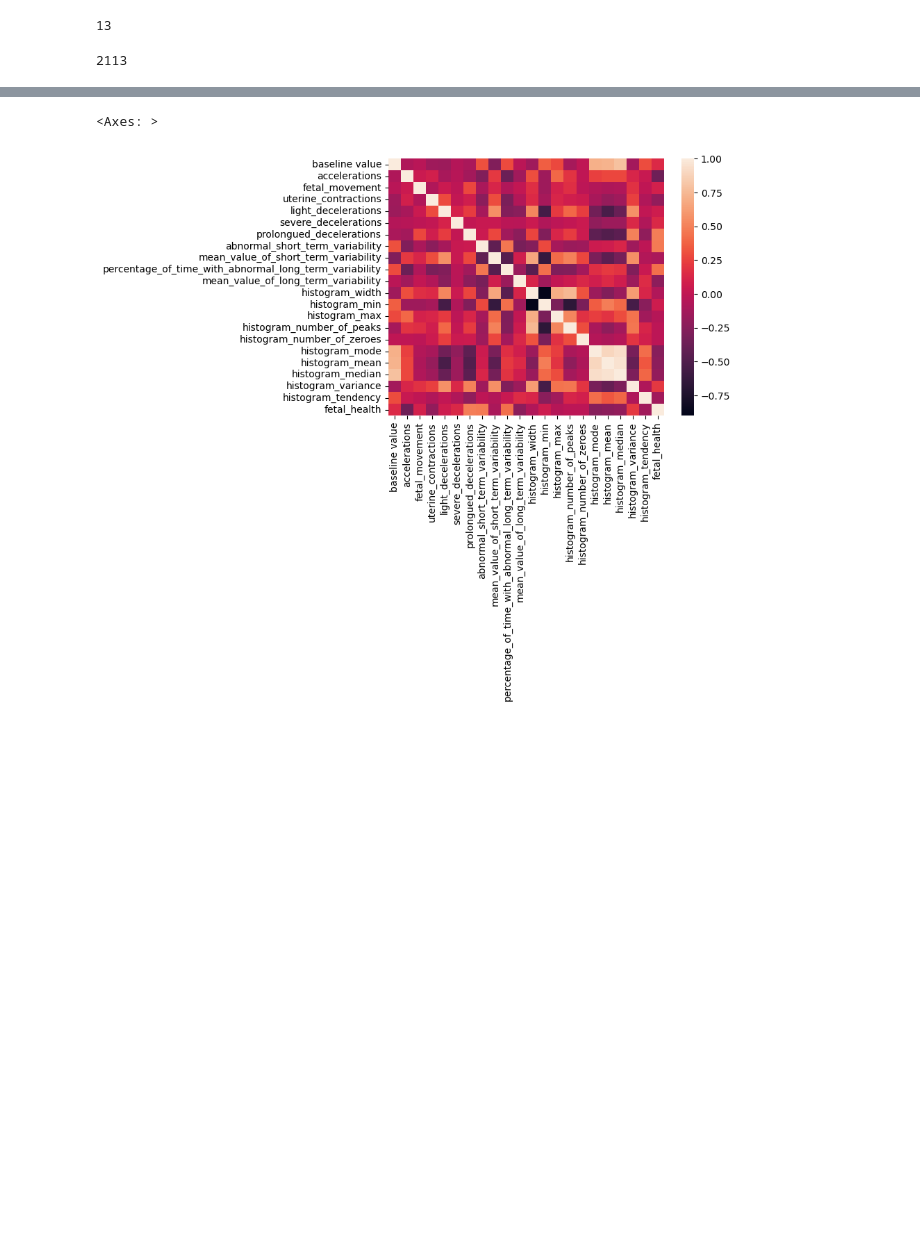
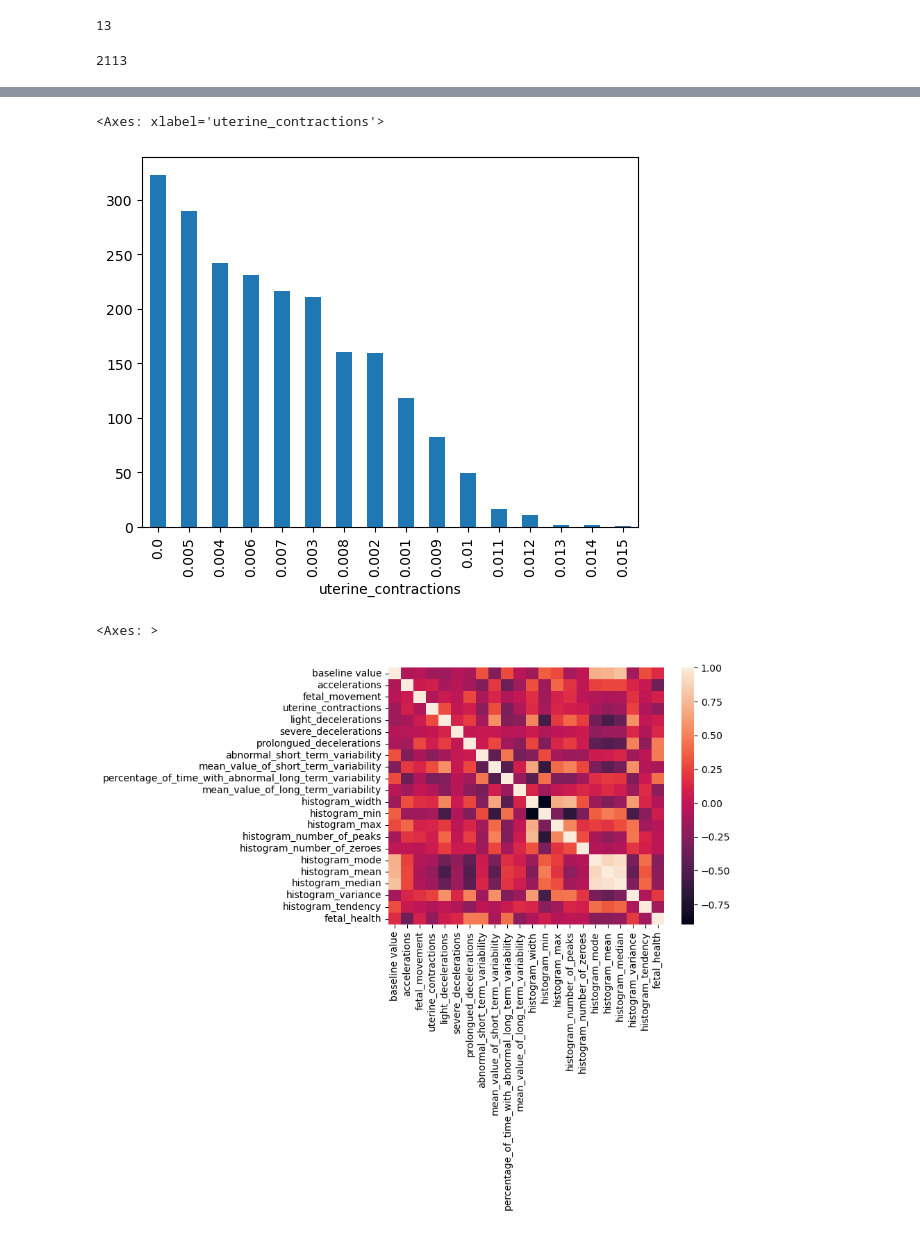
Before and after one commit to sallyca530/Fetal_Health, a Jupyter notebook: fetal_health_analysis.ipynb, the cells around one changed output, grey strips where cells are left out. Drawn from its saved outputs; the diff is of its cells as text; code cells hidden in the pictures; blank space fills up the shorter version.

```diff
--- a/fetal_health_analysis.ipynb
+++ b/fetal_health_analysis.ipynb
@@ -82,3 +109,9 @@ len(df)
+# %%
+# create histogram of uterine_contractions
+df['uterine_contractions'].value_counts().plot(kind='bar')
+# %% [output]
+<Axes: xlabel='uterine_contractions'>
+[figure, added]
 # %%
 # Show heatmap of correlation
 correlacion = df.corr()
```
Also changed, not shown: parts of 4 cells of this notebook, 1 other file.
